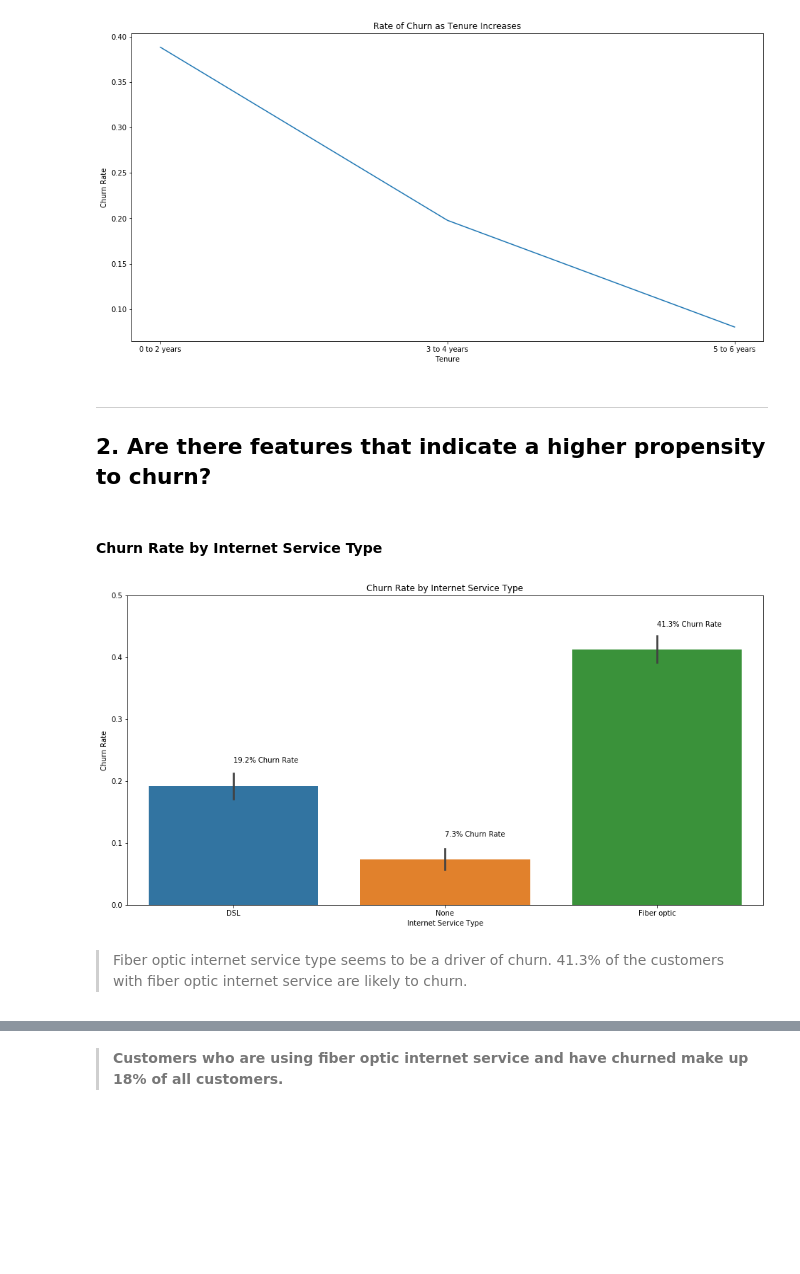
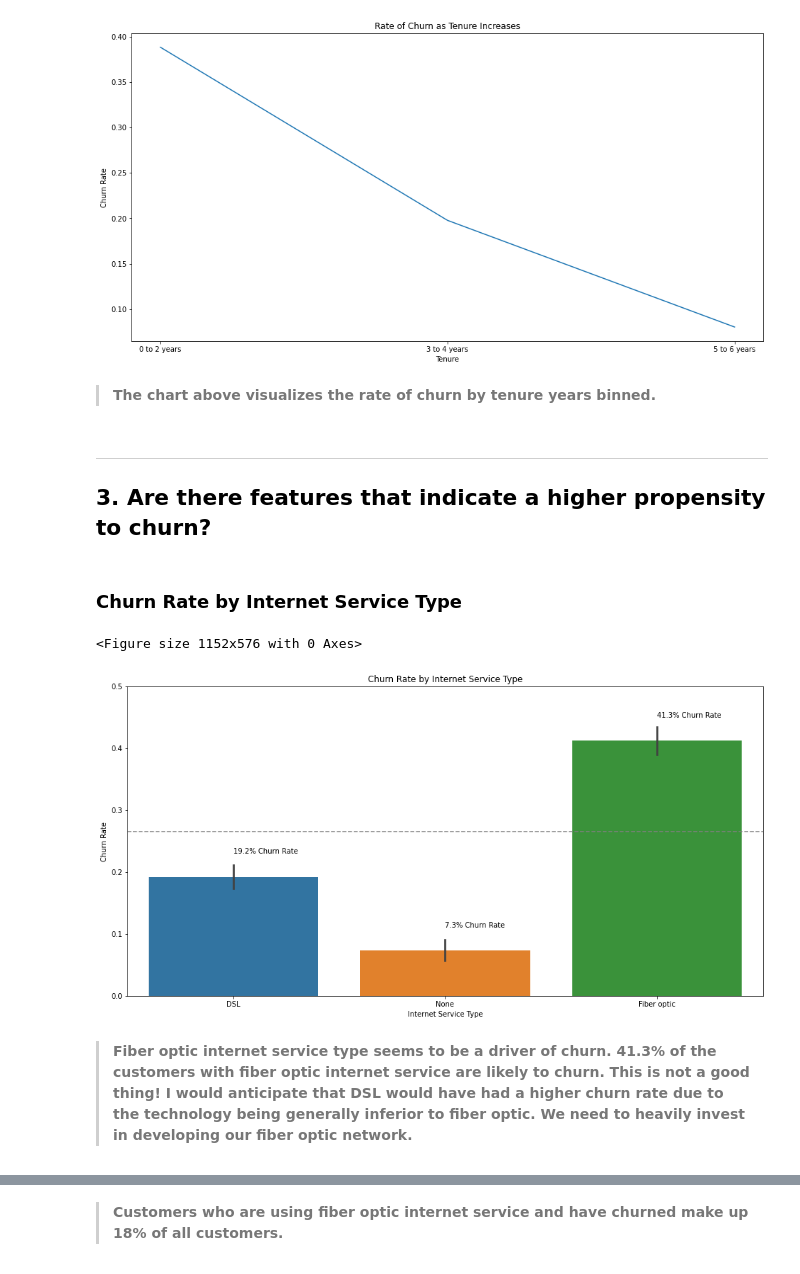
Before and after one commit to hartman-jiang-classification-project/telco-classification-project, a Jupyter notebook: master_project_pipeline.ipynb, the cells around one changed output, grey strips where cells are left out. Drawn from its saved outputs; the diff is of its cells as text; code cells hidden in the pictures; blank space fills up the shorter version.

```diff
--- a/master_project_pipeline.ipynb
+++ b/master_project_pipeline.ipynb
@@ -128,27 +263,35 @@ plt.ylabel("Churn Rate")
 plt.show()
 # %% [output]
 [figure]
+# %% [markdown]
+> **The chart above visualizes the rate of churn by tenure years binned.**
 # %% [markdown]
 ---
-## 2. Are there features that indicate a higher propensity to churn?
+## 3. Are there features that indicate a higher propensity to churn?
 # %% [markdown]
-#### Churn Rate by Internet Service Type
+### Churn Rate by Internet Service Type
 # %%
 plt.figure(figsize=(16, 8))
 
+ax = plt.subplots(nrows=1, ncols=1, figsize=(16, 8))
+
+churn_rate = train.churn.mean()
+
 plt.title("Churn Rate by Internet Service Type")
 sns.barplot(train.internet_service_type, train.churn)
+ax[1].axhline(churn_rate, ls='--', color='grey')
 plt.text(0, .23, f"{train[train.internet_service_type == 'DSL'].churn.mean():.1%} Churn Rate")
 plt.text(1, .11, f"{train[train.internet_service_type == 'None'].churn.mean():.1%} Churn Rate")
 plt.text(2, .45, f"{train[train.internet_service_type == 'Fiber optic'].churn.mean():.1%} Churn Rate")
 plt.xlabel("Internet Service Type")
 plt.ylabel("Churn Rate")
 plt.ylim(0, .5)
 plt.show()
 # %% [output]
+<Figure size 1152x576 with 0 Axes>
-[figure, old version]
+[figure, new version]
 # %% [markdown]
-> Fiber optic internet service type seems to be a driver of churn. 41.3% of the customers with fiber optic internet service are likely to churn.
+> **Fiber optic internet service type seems to be a driver of churn. 41.3% of the customers with fiber optic internet service are likely to churn. This is not a good thing! I would anticipate that DSL would have had a higher churn rate due to the technology being generally inferior to fiber optic. We need to heavily invest in developing our fiber optic network.**
 # %%
 plt.figure(figsize=(16, 8))
 
```
Also changed, not shown: parts of 58 cells of this notebook, 2 other files.
